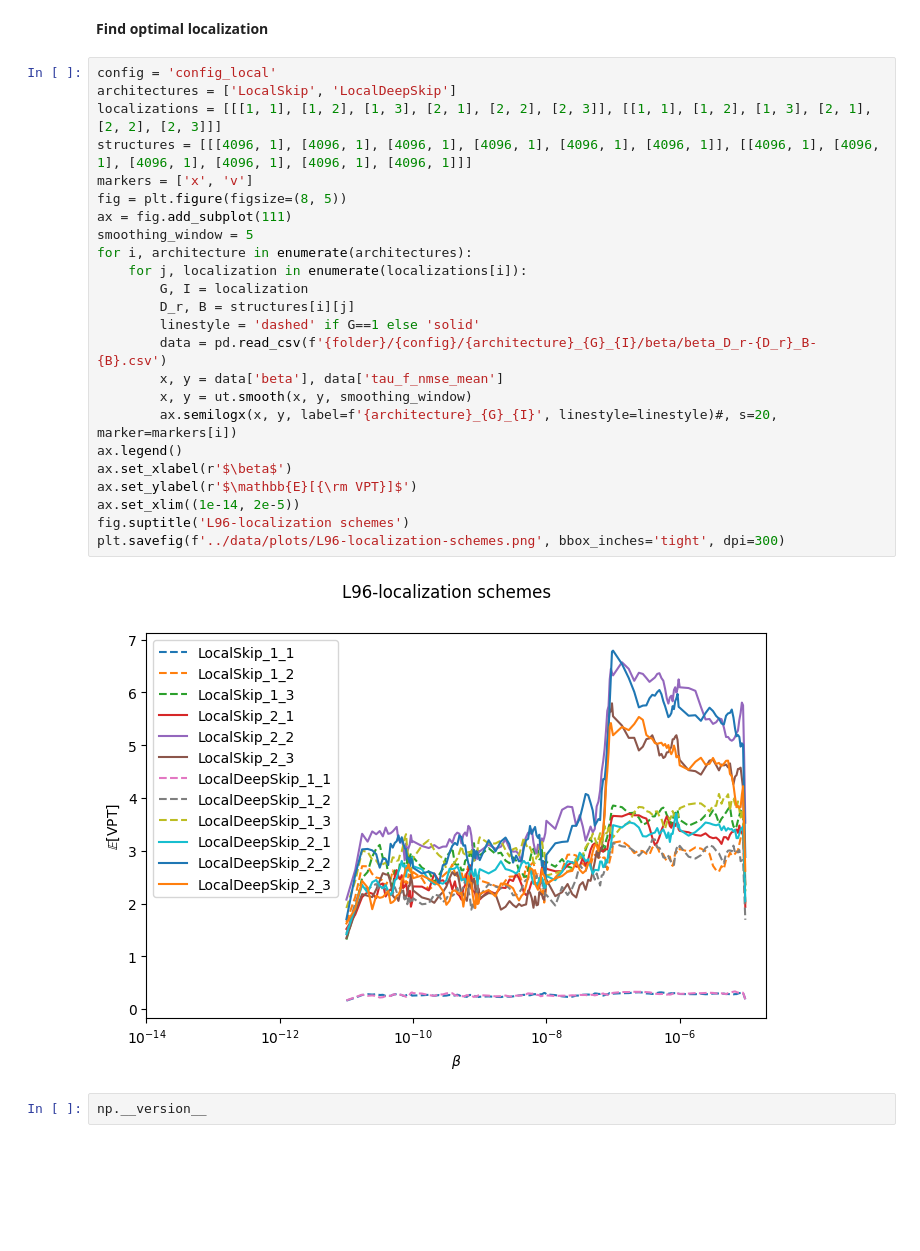
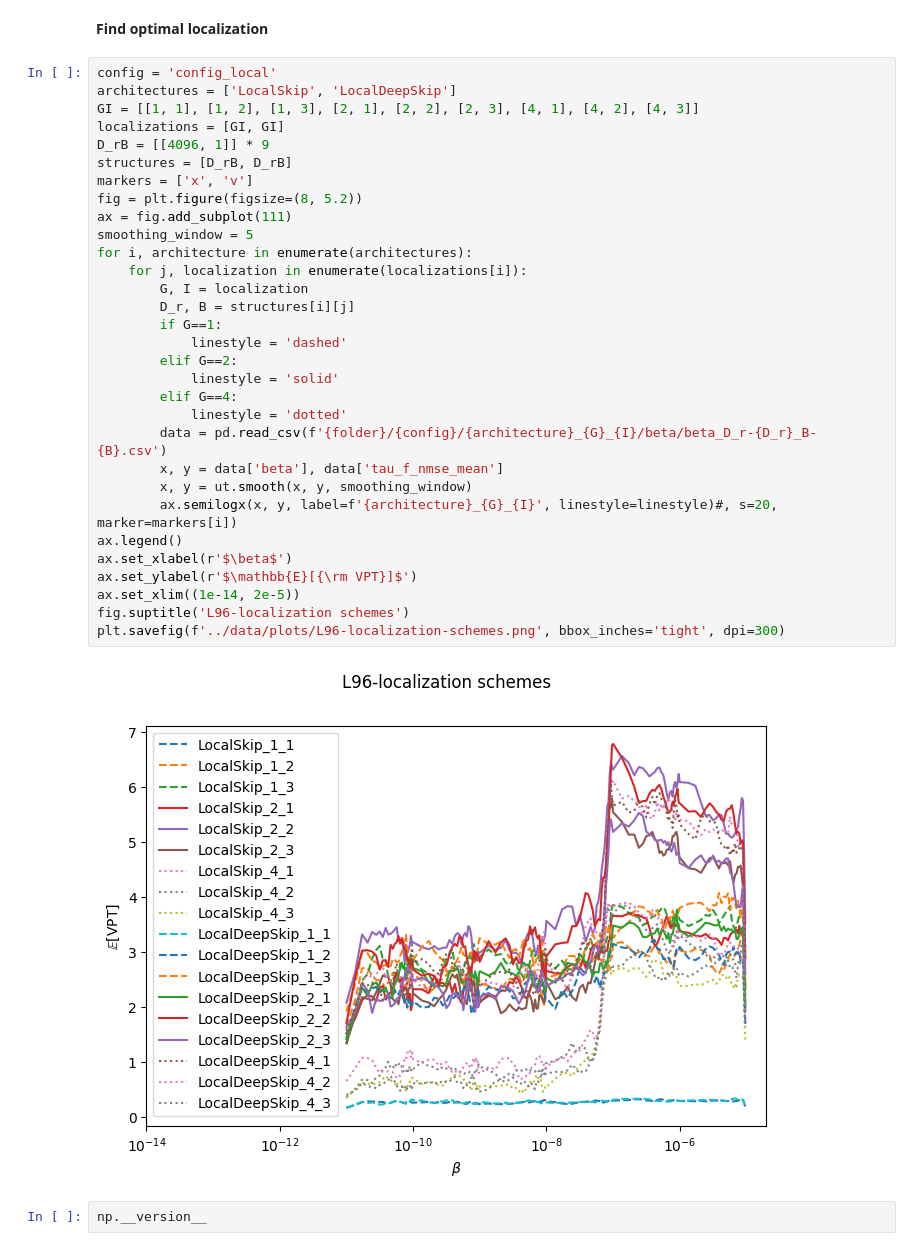
Before and after one commit to pinakm9/DeepRFM, a Jupyter notebook: notebooks/L96.ipynb, the cells around one changed output. Drawn from its saved outputs; the diff is of its cells as text; blank space fills up the shorter version.

```diff
--- a/notebooks/L96.ipynb
+++ b/notebooks/L96.ipynb
@@ -45,29 +45,36 @@ Working on ../data/L96/config_local/LocalSkip_1_3/beta ...
 # %%
 config = 'config_local'
 architectures = ['LocalSkip', 'LocalDeepSkip']
-localizations = [[[1, 1], [1, 2], [1, 3], [2, 1], [2, 2], [2, 3]], [[1, 1], [1, 2], [1, 3], [2, 1], [2, 2], [2, 3]]]
-structures = [[[4096, 1], [4096, 1], [4096, 1], [4096, 1], [4096, 1], [4096, 1]], [[4096, 1], [4096, 1], [4096, 1], [4096, 1], [4096, 1], [4096, 1]]]
+GI = [[1, 1], [1, 2], [1, 3], [2, 1], [2, 2], [2, 3], [4, 1], [4, 2], [4, 3]]
+localizations = [GI, GI]
+D_rB = [[4096, 1]] * 9
+structures = [D_rB, D_rB]
 markers = ['x', 'v']
-fig = plt.figure(figsize=(8, 5))
+fig = plt.figure(figsize=(8, 5.2))
 ax = fig.add_subplot(111)
 smoothing_window = 5
 for i, architecture in enumerate(architectures):
     for j, localization in enumerate(localizations[i]):
         G, I = localization
         D_r, B = structures[i][j]
-        linestyle = 'dashed' if G==1 else 'solid'
+        if G==1:
+            linestyle = 'dashed'
+        elif G==2:
+            linestyle = 'solid'
+        elif G==4:
+            linestyle = 'dotted'
         data = pd.read_csv(f'{folder}/{config}/{architecture}_{G}_{I}/beta/beta_D_r-{D_r}_B-{B}.csv')
         x, y = data['beta'], data['tau_f_nmse_mean']
         x, y = ut.smooth(x, y, smoothing_window)
         ax.semilogx(x, y, label=f'{architecture}_{G}_{I}', linestyle=linestyle)#, s=20, marker=markers[i])
 ax.legend()
 ax.set_xlabel(r'$\beta$')
 ax.set_ylabel(r'$\mathbb{E}[{\rm VPT}]$')
 ax.set_xlim((1e-14, 2e-5))
 fig.suptitle('L96-localization schemes')
 plt.savefig(f'../data/plots/L96-localization-schemes.png', bbox_inches='tight', dpi=300)
 # %% [output]
-[figure, old version]
+[figure, new version]
 # %%
 np.__version__
 # %% [output]
```
Also changed, not shown: 18 other files.
